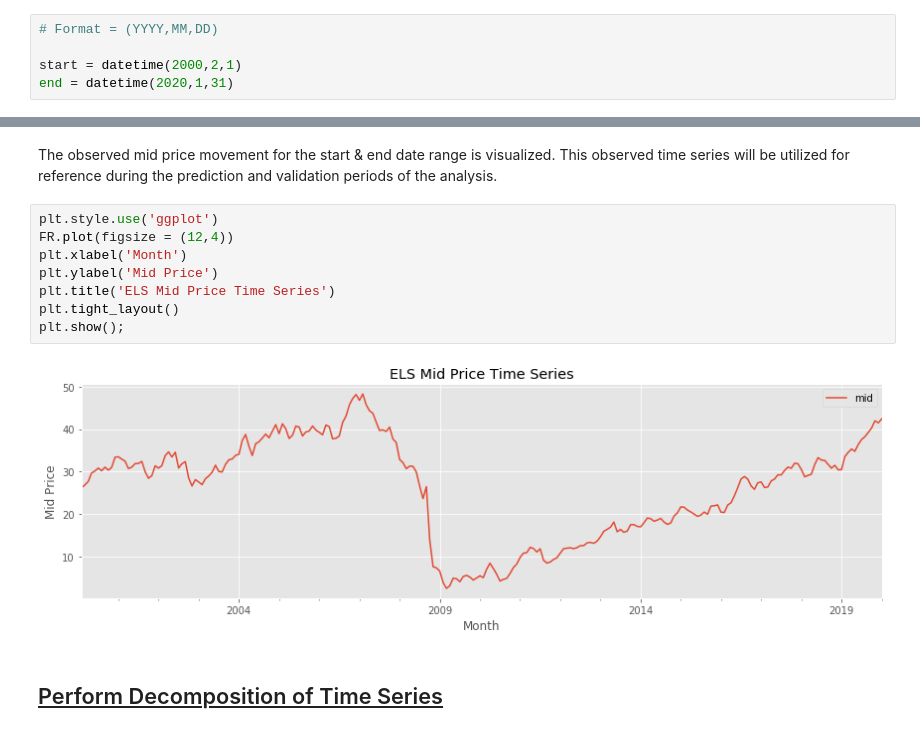
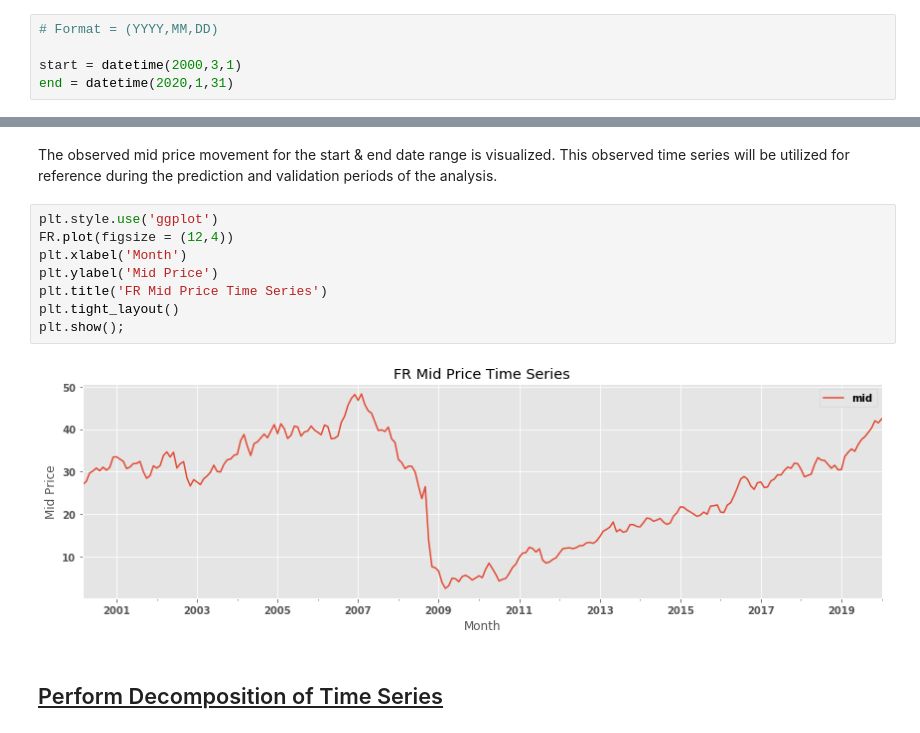
Before and after one commit to andrewcole33/reit_time_series_analysis, a Jupyter notebook: FR_TS.ipynb, the cells around one changed output, grey strips where cells are left out. Cells and saved outputs as stored; diff of their text form.

Commit message:
Update FR Time Series Exogenous Variables Used

```diff
--- a/FR_TS.ipynb
+++ b/FR_TS.ipynb
@@ -37,7 +40,7 @@ from statsmodels.graphics.tsaplots import plot_acf
 # %%
 # Format = (YYYY,MM,DD)
 
-start = datetime(2000,2,1)
+start = datetime(2000,3,1)
 end = datetime(2020,1,31)
 # %% [markdown]
 ## <ins>Gather Endogenous Data from AlphaVantage API<ins/>
@@ -56,13 +59,13 @@ The observed mid price movement for the start & end date range is visualized. Th
 # %%
 plt.style.use('ggplot')
 FR.plot(figsize = (12,4))
 plt.xlabel('Month')
 plt.ylabel('Mid Price')
-plt.title('ELS Mid Price Time Series')
+plt.title('FR Mid Price Time Series')
 plt.tight_layout()
 plt.show();
 # %% [output]
-[figure, old version]
+[figure, new version]
 # %% [markdown]
 ## <ins>Perform Decomposition of Time Series<ins/>
 # %% [markdown]
```
Also changed, not shown: parts of 15 cells of this notebook, 10 other files.
